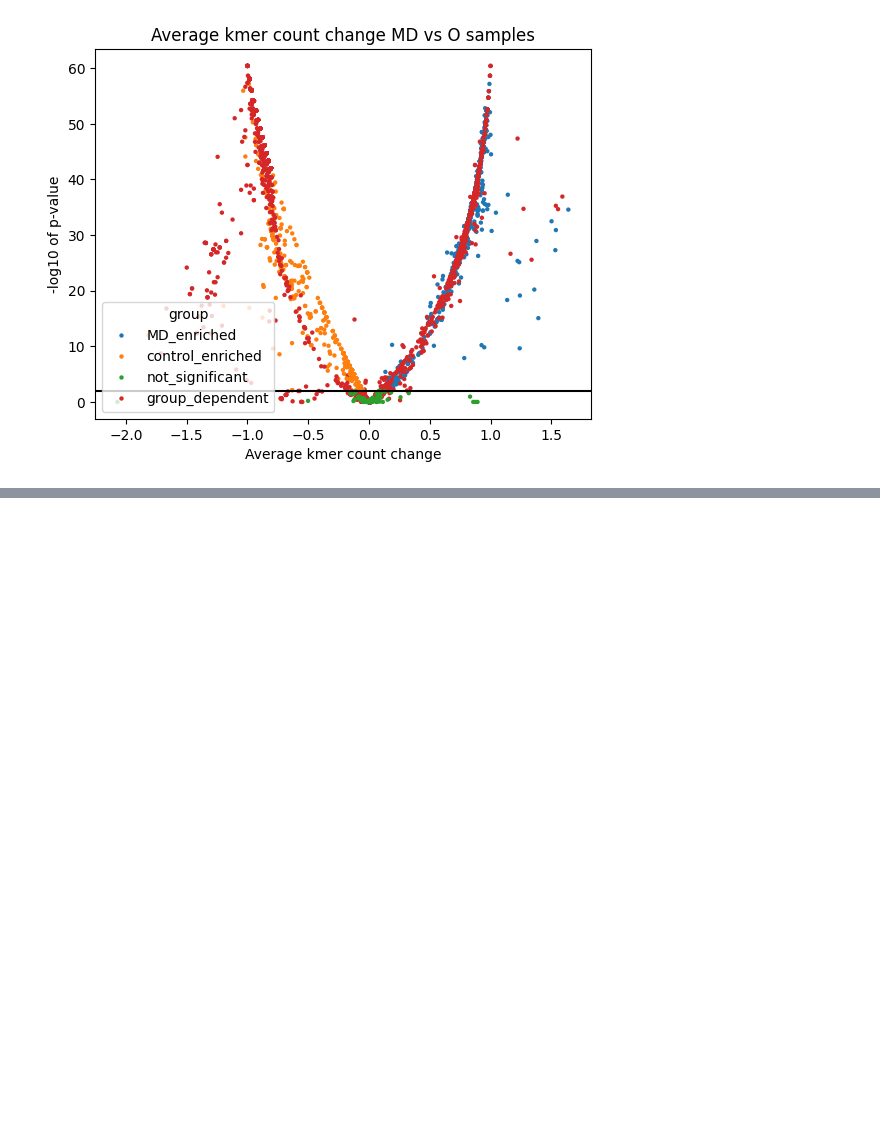
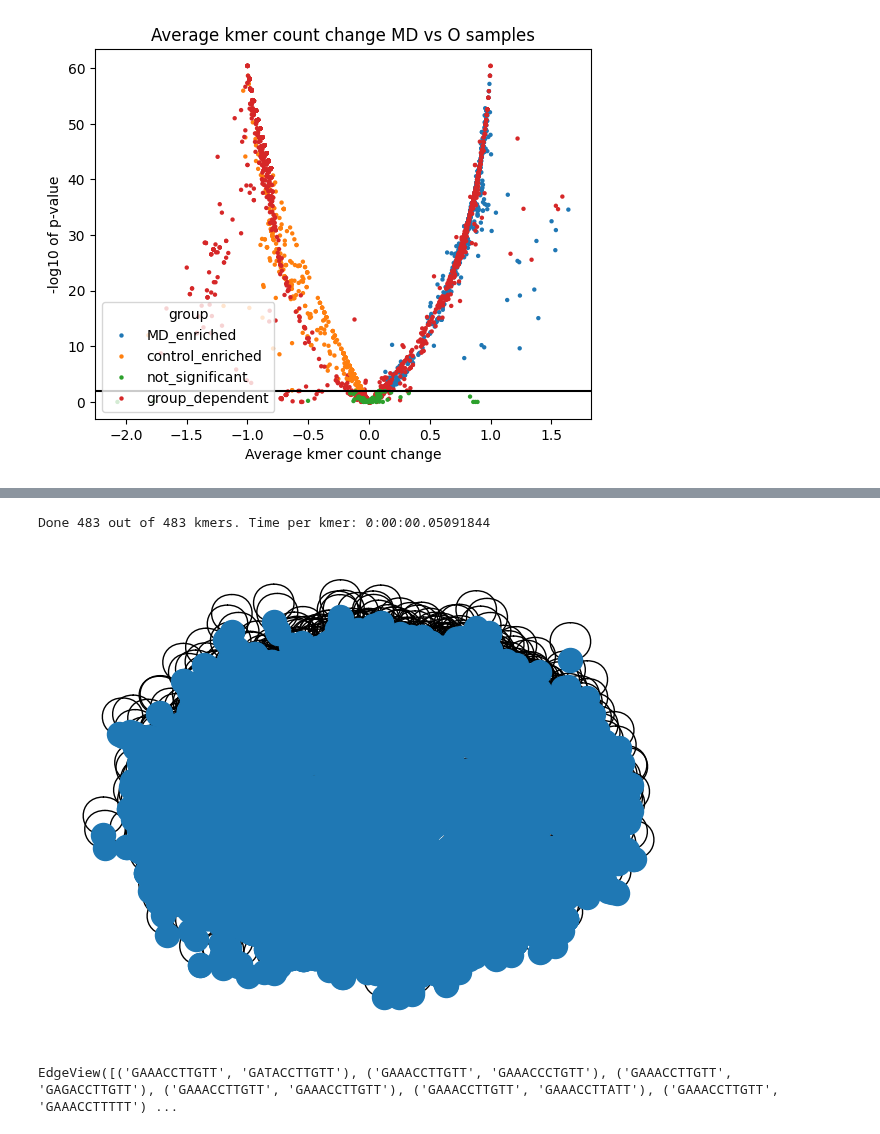
Before and after one commit to wis-janusz/PORT-EK2, a Jupyter notebook: notebooks/test_analysis.ipynb, the cells around one changed output, grey strips where cells are left out. Drawn from its saved outputs; the diff is of its cells as text; code cells hidden in the pictures; blank space fills up the shorter version.

```diff
--- a/notebooks/test_analysis.ipynb
+++ b/notebooks/test_analysis.ipynb
@@ -42,6 +44,8 @@ PROJECT_DIR = "/home/labadmin/repos/PORT-EK 2/projects/test"
 SAMPLE_GROUPS = ["MD","N","O"]
 MODE = "one_vs_rest"
 GROUP_OF_INTEREST = "MD"
+CONTROL_GROUPS = SAMPLE_GROUPS.copy()
+CONTROL_GROUPS.remove(GROUP_OF_INTEREST)
 
 GENES = {
     "5' LTR": (1, 634),
@@ -182,22 +186,20 @@ else:
     common_kmer_matrix["seq"] = common_kmer_matrix.index
     ERR_COLS = []
     P_COLS = []
-    control_groups = SAMPLE_GROUPS.copy()
-    control_groups.remove(GROUP_OF_INTEREST)
-    for j in range(len(control_groups)):
-        err_name = f"{GROUP_OF_INTEREST}-{control_groups[j]}_err"
-        p_name = f"{GROUP_OF_INTEREST}-{control_groups[j]}_p-value"
+    for j in range(len(CONTROL_GROUPS)):
+        err_name = f"{GROUP_OF_INTEREST}-{CONTROL_GROUPS[j]}_err"
+        p_name = f"{GROUP_OF_INTEREST}-{CONTROL_GROUPS[j]}_p-value"
         ERR_COLS.append(err_name)
         P_COLS.append(p_name)
         common_kmer_matrix[err_name] = (
             common_kmer_matrix[f"{GROUP_OF_INTEREST}_avg"]
-            - common_kmer_matrix[f"{control_groups[j]}_avg"]
+            - common_kmer_matrix[f"{CONTROL_GROUPS[j]}_avg"]
         )
         common_kmer_matrix[p_name] = common_kmer_matrix["seq"].apply(
             portek.calc_kmer_pvalue,
             args=(
                 group_sample_idx[GROUP_OF_INTEREST],
-                group_sample_idx[control_groups[j]],
+                group_sample_idx[CONTROL_GROUPS[j]],
                 common_kmer_matrix,
             ),
         )
@@ -212,3 +214,6 @@ else:
         portek.check_exclusivity, avg_cols = AVG_COLS, axis=1
     )
     common_kmer_stat_matrix = common_kmer_matrix.drop(sample_list, axis=1)
+
+enriched_groups = [name.split("_")[0] for name in common_kmer_stat_matrix["group"].value_counts().index if "enriched" in name]
+enriched_groups
@@ -240,3 +243,17 @@ plot_all_volcanos(common_kmer_matrix)
 # %% [output]
 [figure]
 [figure]
+# %%
+common_overrep_kmers = {}
+for group in enriched_groups:
+    common_overrep_kmers[group] = common_kmer_matrix.loc[common_kmer_matrix["group"] == f"{group}_enriched"].index
+rare_overrep_kmers = {}
+
+for group in enriched_groups:
+    if group == "control":
+        rare_overrep_kmers[group] = all_kmer_matrix.loc[all_kmer_matrix[f"{GROUP_OF_INTEREST}_avg"] == all_kmer_matrix[AVG_COLS].min(axis=1)].index
+    else:
+        rare_overrep_kmers[group] = all_kmer_matrix.loc[all_kmer_matrix[f"{group}_avg"] == all_kmer_matrix[AVG_COLS].max(axis=1)].index
+
+    rare_overrep_kmers[group] = rare_overrep_kmers[group].difference(common_overrep_kmers[group])
+rare_overrep_kmers
@@ -242,0 +277,15 @@ plot_all_volcanos(common_kmer_matrix)
+# %%
+similarity_graphs = {}
+for group in enriched_groups:
+    similarity_graphs[group] = portek.build_similarity_graph_two_list(
+        common_overrep_kmers[group].tolist(), rare_overrep_kmers[group].tolist(), m
+    )
+for graph in similarity_graphs.values():
+    nx.draw(graph)
+# %% [output]
+Done 483 out of 483 kmers. Time per kmer: 0:00:00.05091844
+[figure, added]
+# %%
+similarity_graphs["MD"].edges
+# %% [output]
+EdgeView([('GAAACCTTGTT', 'GATACCTTGTT'), ('GAAACCTTGTT', 'GAAACCCTGTT'), ('GAAACCTTGTT', 'GAGACCTTGTT'), ('GAAACCTTGTT', 'GAAACCTTGTT'), ('GAAACCTTGTT', 'GAAACCTTATT'), ('GAAACCTTGTT', 'GAAACCTTTTT') ...
```
Also changed, not shown: parts of 4 cells of this notebook, 1 other file.
